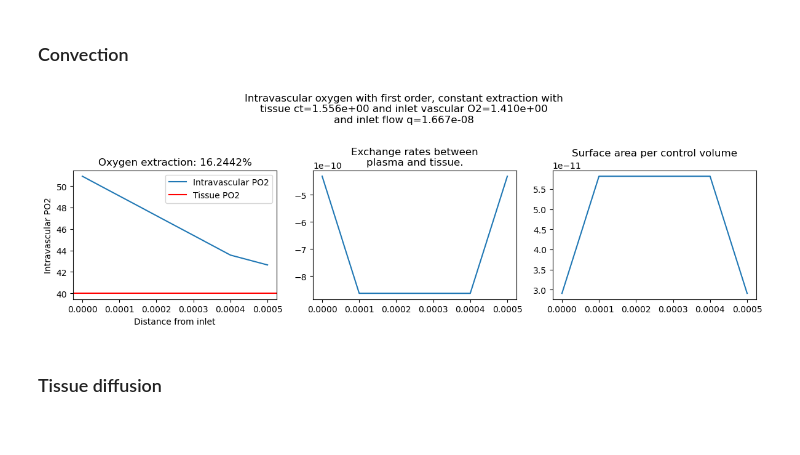
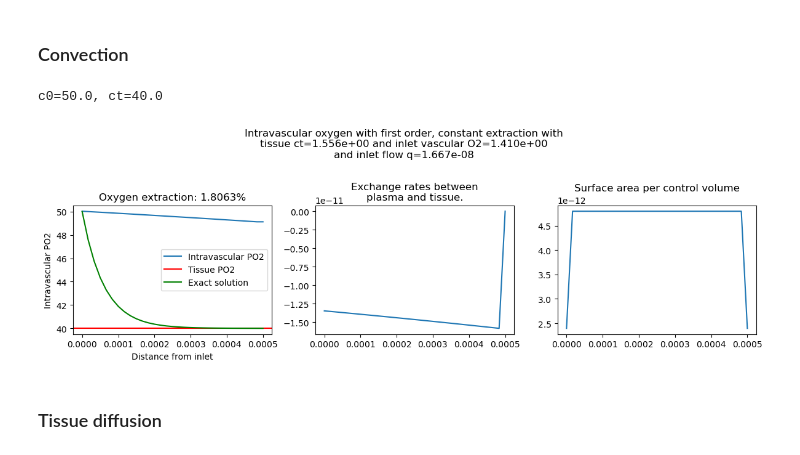
Before and after one commit to remihndz/Macular-Oxygenation, a Jupyter notebook: Oxygen-Voxel-Method/src/CleanCode.ipynb, the cells around one changed output. Cells and saved outputs as stored; diff of their text form; code cells hidden in the pictures.

Commit message:
Added a exact solution to the 1d advection reaction. Not 100% certain it is correct though

```diff
--- a/Oxygen-Voxel-Method/src/CleanCode.ipynb
+++ b/Oxygen-Voxel-Method/src/CleanCode.ipynb
@@ -953,7 +953,7 @@ h = lx/nx # Voxel size length
 
 # Physiological parameters
 convertVolumetricFlow = (1e-6)/60
-q0 = 1. * convertVolumetricFlow # 5 mu^3/min to L/s
+q0 = 1 * convertVolumetricFlow # 5 mu^3/min to L/s
 Hd = 0.4 # Haematocrit
 C0 = 0.02 # Mol/L
 # alpha = 1.2e-6 # Mol/L/mmHg, oxygen plasma solubility
@@ -1142,6 +1142,10 @@ def ControlVolumesProjectionMatrices(CV:ControlVolumes):
 C2v, C2t = ControlVolumesProjectionMatrices(CV)
 # %% [markdown]
 ### Convection
+# %%
+def exactSol(s, c0=cIn, ct=ctBC):
+    print(f"{c0=}, {ct=}")
+    return ct + (c0-ct)*np.exp(-Gamma_v/(h_v*q0)*np.pi*2*r*vy*s)
 # %%
 # Flow matrix
 def FlowMatrix(CV):
@@ -1201,38 +1205,42 @@ s = np.array([np.linalg.norm(CV._vessels.vp['position'][n]) for n in CV._vessels
 def SurfaceAreaMatrix(CV):
     # Surface area where O2 can exit the control volume
     N = np.asarray([len(l) for l in CV.VAG.vp['endothelium']])
     C1 = gt.spectral.incidence(CV._vessels).T
-    S = np.pi*np.where(N!=0, 1/N, 0)
-    S = np.multiply(S, abs(C1.T).dot(CV._vessels.ep['radius'].a*CV._vessels.ep['length'].a))
+    S = np.where(N!=0, 1/N, 0)
+    S = np.multiply(S, abs(C1.T).dot((2*np.pi*CV._vessels.ep['radius'].a)*CV._vessels.ep['length'].a))
     S = sp.spdiags([S], [0])
     return S.tocsr()
 S = SurfaceAreaMatrix(CV)
 
 # Solve
 Convection = Min + M
 IntravascularOxygen = (sp.eye(*M.shape)-0*Din)@(C2v.T@S@C2v)
-ExtravascularOxygen = (sp.eye(*M.shape)-0*Din)@C2v.T@S@C2t@(tissueSurroundingKeptConstant)
+ExtravascularOxygen = (sp.eye(*M.shape)-0*Din)@C2v.T@S@C2t@tissueSurroundingKeptConstant
+IntravascularOxygen = sp.dia_matrix((2*np.pi*r*CV._vessels.ep['length'].a,0), M.shape)
+ExtravascularOxygen = ctBC * sp.dia_matrix((2*np.pi*r*CV._vessels.ep['length'].a,0), M.shape)@np.ones(M.shape[1])
 
 # cv,_ = sp.linalg.gmres((Convection + Gamma_v/h_v * IntravascularOxygen), Gamma_v/h_v*ExtravascularOxygen + Min@cvBar)
 cv = sp.linalg.spsolve(Convection - Gamma_v/h_v * IntravascularOxygen, -Gamma_v/h_v*ExtravascularOxygen + Min@cvBar)
 # Gamma_v/h_v * sp.eye(cvBar.size)), Gamma_v/h_v*tissueSurroundingKeptConstant + Min@cvBar)
 # cv/=alpha
 fig = plt.figure(layout='tight', figsize=(12,4))
 plt.suptitle(f"Intravascular oxygen with first order, constant extraction with\ntissue ct={tissueSurroundingKeptConstant[0]:.3e} and inlet vascular O2={cIn:.3e}\nand inlet flow q={CV._vessels.ep['q'].a.max():.3e}")
 fig.add_subplot(131).plot(s, cv/alpha)
 # fig.add_subplot(121).semilogy(s, cv/alpha)
 plt.axhline(tissueSurroundingKeptConstant[0]/alpha_t, c='r')
-plt.legend(['Intravascular PO2', 'Tissue PO2'])
+plt.plot(s, exactSol(s, c0 = cIn/alpha, ct = tissueSurroundingKeptConstant[0]/alpha_t), c='g')
+plt.legend(['Intravascular PO2', 'Tissue PO2', 'Exact solution'])
 plt.title(f"Oxygen extraction: {100*(cv[0]-cv[-1])/cv[0]:.4f}%")
 plt.xlabel("Distance from inlet")
 plt.ylabel("Intravascular PO2")
 fig.add_subplot(132).plot(s, Gamma_v/h_v*(IntravascularOxygen@cv - ExtravascularOxygen))
 plt.title("Exchange rates between\nplasma and tissue.")
 fig.add_subplot(133).plot(s, S.data)
 plt.title("Surface area per control volume")
 plt.show()
 # %% [output]
+c0=50.0, ct=40.0
-[figure, old version]
+[figure, new version]
 # %% [markdown]
 ### Tissue diffusion
 # %%
```
Also changed, not shown: parts of 1 cell of this notebook.
